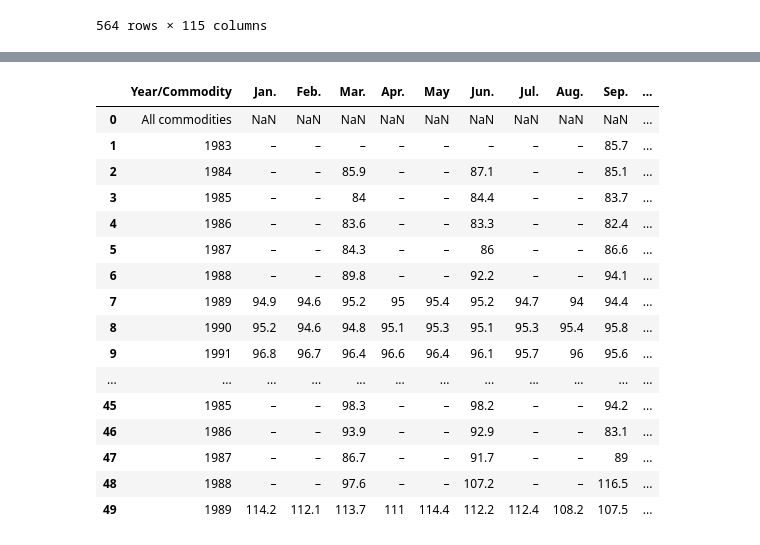
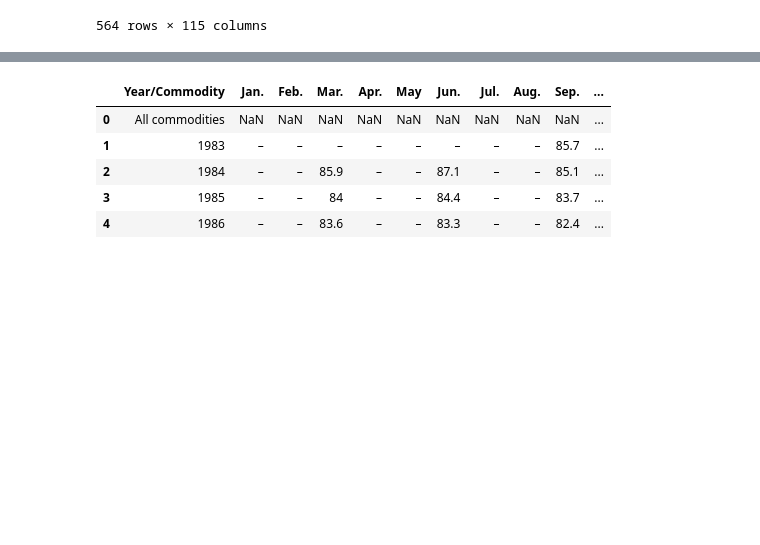
Before and after one commit to bengoh815/maddata2024, a Jupyter notebook: MarketTrade.ipynb, the cells around one changed output, grey strips where cells are left out. Saved outputs shown, nothing was run; the diff lists cells and outputs as text; code cells hidden in the pictures; blank space fills up the shorter version.

```diff
--- a/MarketTrade.ipynb
+++ b/MarketTrade.ipynb
@@ -573,23 +200,12 @@ df_2021
 # %%
-df_bea.head(50)
+df_bea.head()
 # %% [output]
 |  | Year/Commodity | Jan. | Feb. | Mar. | Apr. | May | Jun. | Jul. | Aug. | Sep. | ... |
 | 0 | All commodities | NaN | NaN | NaN | NaN | NaN | NaN | NaN | NaN | NaN | ... |
 | 1 | 1983 | – | – | – | – | – | – | – | – | 85.7 | ... |
 | 2 | 1984 | – | – | 85.9 | – | – | 87.1 | – | – | 85.1 | ... |
 | 3 | 1985 | – | – | 84 | – | – | 84.4 | – | – | 83.7 | ... |
 | 4 | 1986 | – | – | 83.6 | – | – | 83.3 | – | – | 82.4 | ... |
-| 5 | 1987 | – | – | 84.3 | – | – | 86 | – | – | 86.6 | ... |
-| 6 | 1988 | – | – | 89.8 | – | – | 92.2 | – | – | 94.1 | ... |
-| 7 | 1989 | 94.9 | 94.6 | 95.2 | 95 | 95.4 | 95.2 | 94.7 | 94 | 94.4 | ... |
-| 8 | 1990 | 95.2 | 94.6 | 94.8 | 95.1 | 95.3 | 95.1 | 95.3 | 95.4 | 95.8 | ... |
-| 9 | 1991 | 96.8 | 96.7 | 96.4 | 96.6 | 96.4 | 96.1 | 95.7 | 96 | 95.6 | ... |
-| ... | ... | ... | ... | ... | ... | ... | ... | ... | ... | ... | ... |
-| 45 | 1985 | – | – | 98.3 | – | – | 98.2 | – | – | 94.2 | ... |
-| 46 | 1986 | – | – | 93.9 | – | – | 92.9 | – | – | 83.1 | ... |
-| 47 | 1987 | – | – | 86.7 | – | – | 91.7 | – | – | 89 | ... |
-| 48 | 1988 | – | – | 97.6 | – | – | 107.2 | – | – | 116.5 | ... |
-| 49 | 1989 | 114.2 | 112.1 | 113.7 | 111 | 114.4 | 112.2 | 112.4 | 108.2 | 107.5 | ... |
 # %%
 df_bea = df_bea[(df_bea['Year/Commodity'] == 2022) | df_bea['Year/Commodity'].apply(lambda x: isinstance(x, str))]
 df_bea = df_bea[df_bea['Year/Commodity'] != "Advanced Technology"]
```
Also changed, not shown: parts of 26 cells of this notebook.
